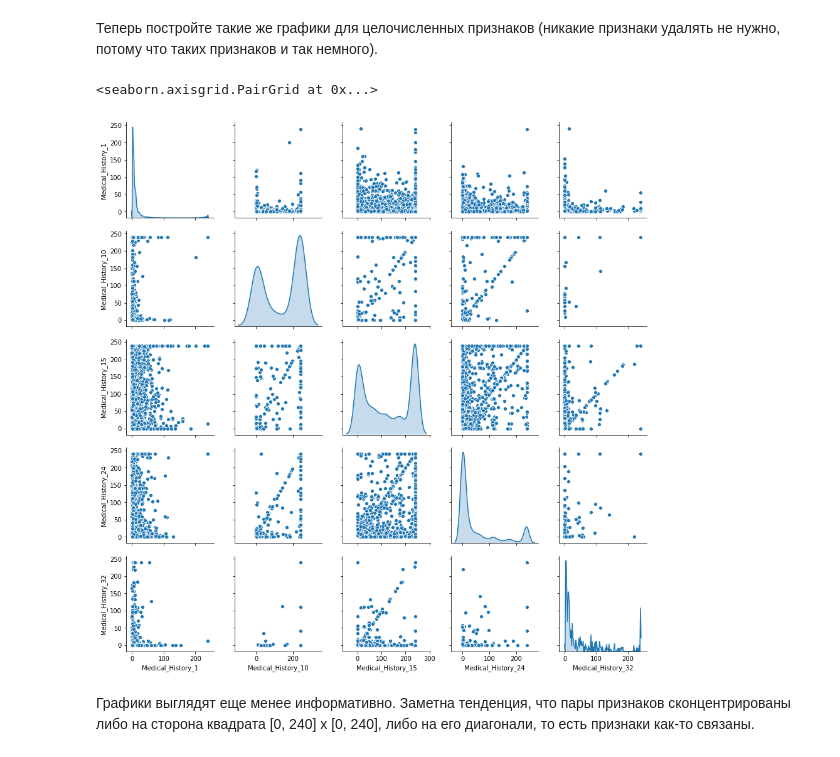
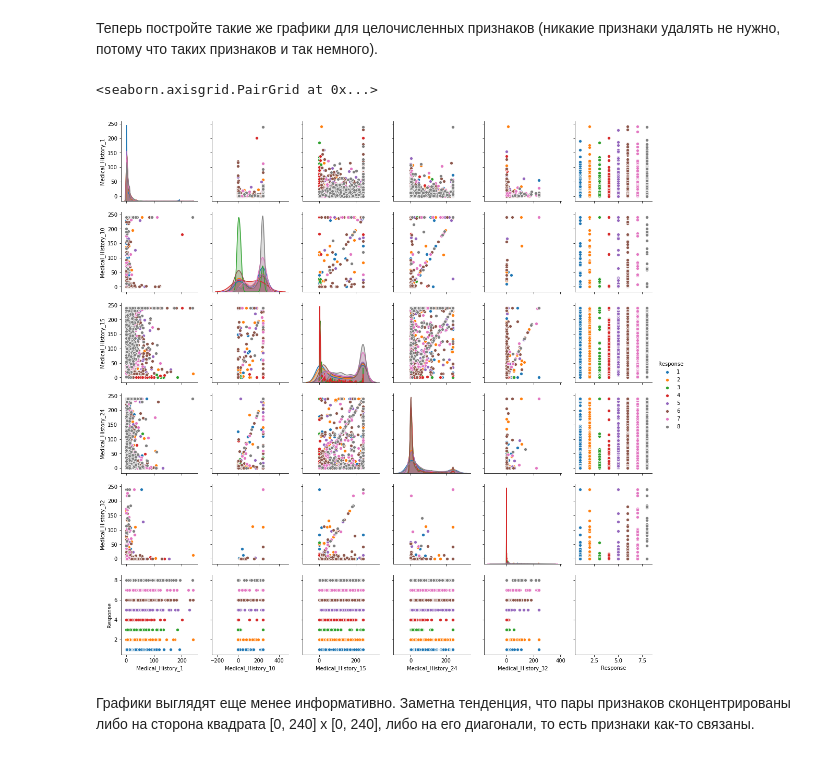
Before and after one commit to AlexeyAverin/MLLearn, a Jupyter notebook: c3w3t1.ipynb, the cells around one changed output. Cells and saved outputs as stored; diff of their text form; code cells hidden in the pictures.

```diff
--- a/c3w3t1.ipynb
+++ b/c3w3t1.ipynb
@@ -156,10 +156,10 @@ __Ответьте на вопросы (Блок 3):__
 Теперь постройте такие же графики для целочисленных признаков (никакие признаки удалять не нужно, потому что таких признаков и так немного).
 # %%
 # Код 2. Постройте pairplot для целочисленных признаков
-seaborn.pairplot(data[discrete_features], diag_kind="kde")
+seaborn.pairplot(data[discrete_features+['Response']], hue="Response", diag_kind="kde")
 # %% [output]
 <seaborn.axisgrid.PairGrid at 0x...>
-[figure, old version]
+[figure, new version]
 # %% [markdown]
 Графики выглядят еще менее информативно. Заметна тенденция, что пары признаков сконцентрированы либо на сторона квадрата [0, 240] x [0, 240], либо на его диагонали, то есть признаки как-то связаны.
 # %% [markdown]
```
Also changed, not shown: parts of 1 cell of this notebook.
